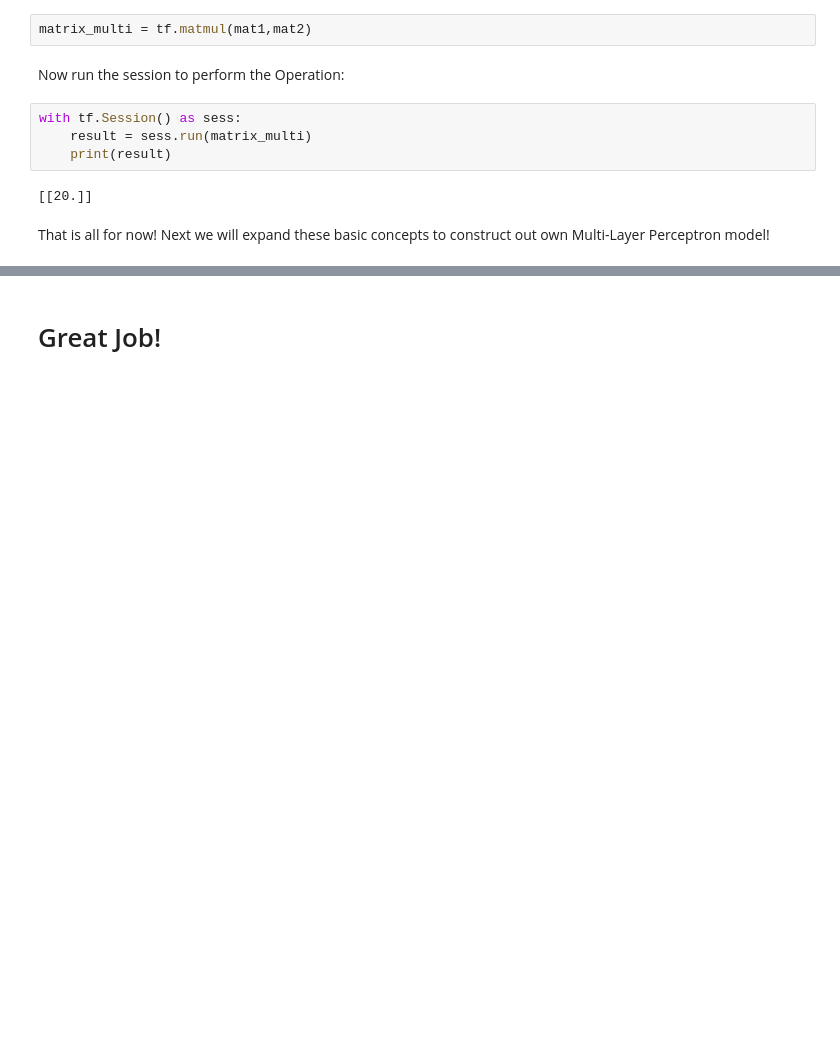
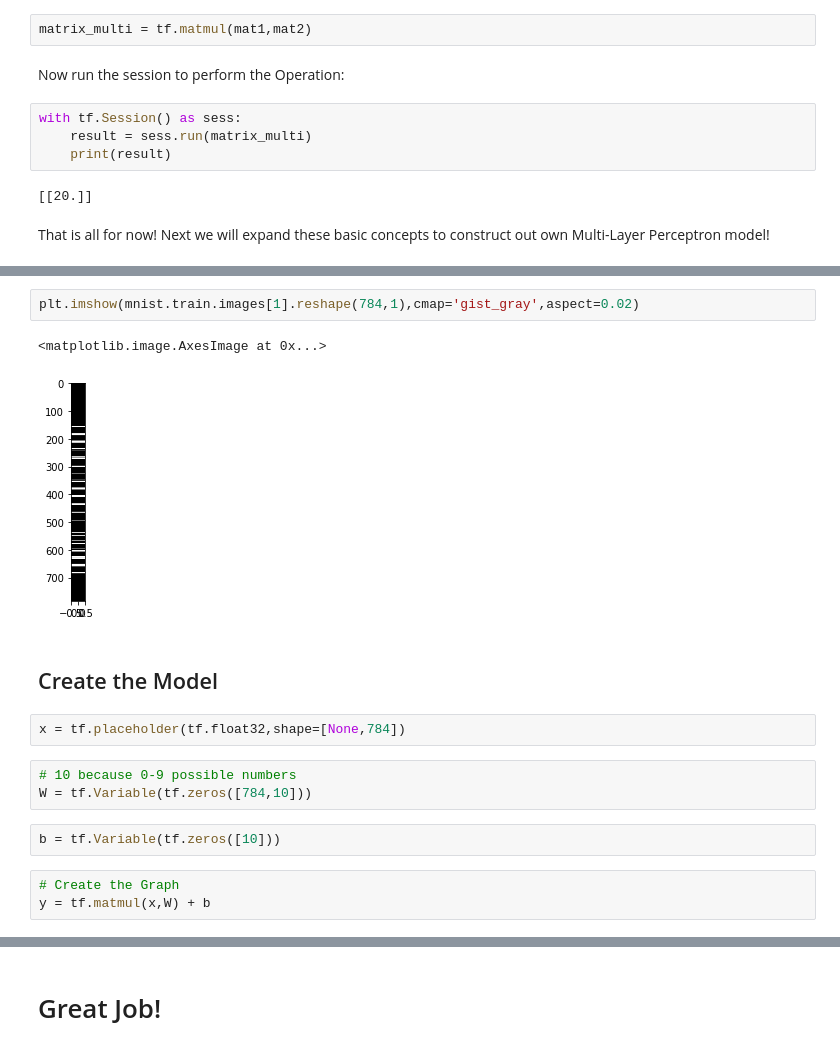
Before and after one commit to sparkm/mlpt, a Jupyter notebook: 22-Deep Learning/01-Tensorflow Basics.ipynb, the cells around one changed output, grey strips where cells are left out. Drawn from its saved outputs; the diff is of its cells as text; blank space fills up the shorter version.

```diff
--- a/22-Deep Learning/01-Tensorflow Basics.ipynb
+++ b/22-Deep Learning/01-Tensorflow Basics.ipynb
@@ -158,0 +231,17 @@ That is all for now! Next we will expand these basic concepts to construct out o
+# %%
+plt.imshow(mnist.train.images[1].reshape(784,1),cmap='gist_gray',aspect=0.02)
+# %% [output]
+<matplotlib.image.AxesImage at 0x...>
+[figure, added]
+# %% [markdown]
+## Create the Model
+# %%
+x = tf.placeholder(tf.float32,shape=[None,784])
+# %%
+# 10 because 0-9 possible numbers
+W = tf.Variable(tf.zeros([784,10]))
+# %%
+b = tf.Variable(tf.zeros([10]))
+# %%
+# Create the Graph
+y = tf.matmul(x,W) + b
```
Also changed, not shown: parts of 59 cells of this notebook, 2 other files.
